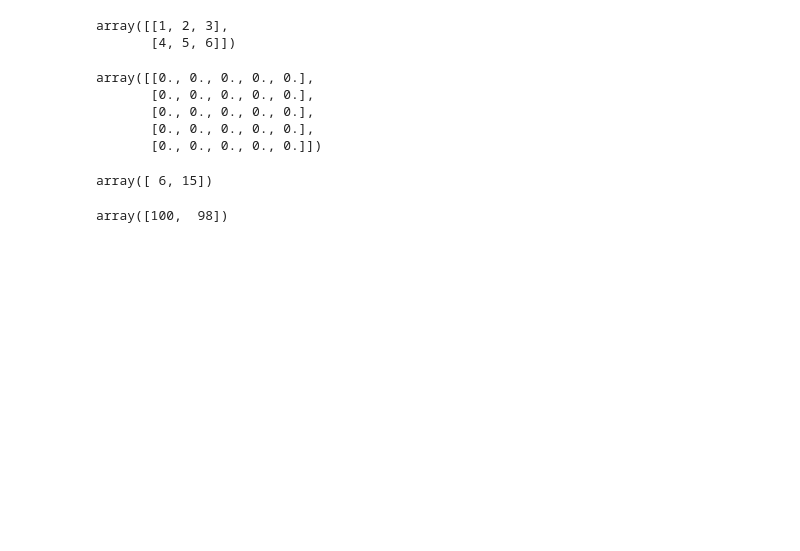
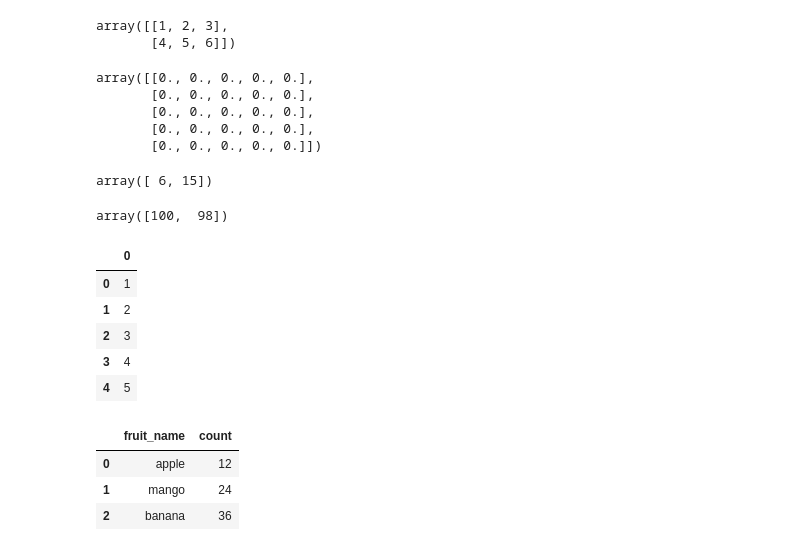
Before and after one commit to himanshudogra/iiec-python-code, a Jupyter notebook: Python Interview Questions.ipynb, the cells around one changed output. Cells and saved outputs as stored; diff of their text form; code cells hidden in the pictures; blank space fills up the shorter version.

```diff
--- a/Python Interview Questions.ipynb
+++ b/Python Interview Questions.ipynb
@@ -184,0 +187,23 @@ array([100,  98])
+# %%
+import pandas as pd
+
+l1=[1,2,3,4,5]
+
+data1=pd.DataFrame(l1)
+
+data1
+# %% [output]
+|  | 0 |
+| 0 | 1 |
+| 1 | 2 |
+| 2 | 3 |
+| 3 | 4 |
+| 4 | 5 |
+# %%
+dic1={'fruit_name':['apple','mango','banana'],'count':(12,24,36)}
+pd.DataFrame(dic1)
+# %% [output]
+|  | fruit_name | count |
+| 0 | apple | 12 |
+| 1 | mango | 24 |
+| 2 | banana | 36 |
```
Also changed, not shown: parts of 37 cells of this notebook.
